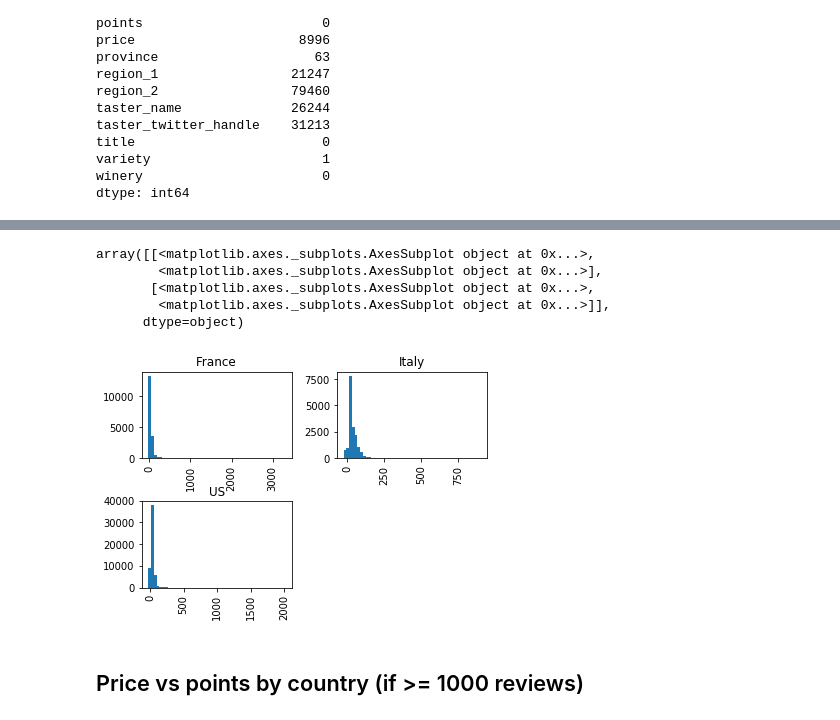
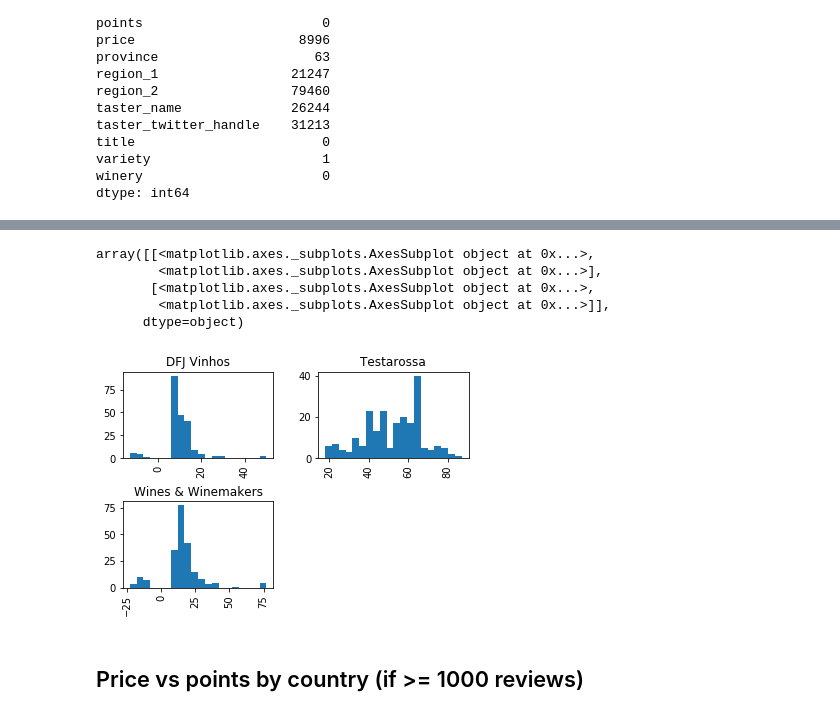
Before and after one commit to mUtterberg/pandata, a Jupyter notebook: WineMag-Pandata.ipynb, the cells around one changed output, grey strips where cells are left out. Cells and saved outputs as stored; diff of their text form; code cells hidden in the pictures.

Commit message:
Oh Lord...fixed histograms to be top 3 WINERIES instead of countries. Set non-positive points to the log of the mean to prettify scatter plot.

```diff
--- a/WineMag-Pandata.ipynb
+++ b/WineMag-Pandata.ipynb
@@ -23,0 +16,10 @@ Name: country, dtype: int64
+# %%
+print(data['winery'].value_counts()[0:3])
+# Three largest are Wines & Winemakers, Testarossa, DFJ Vinhos
+
+top3_list = []
+wineries = data['winery'].value_counts()[0:3] # Countries with >= 1000 ratings
+for winery in wineries.index:
+    top3_list.append(winery)
+print(top3_list)
+data['winery'].value_counts()[0:3].sum()
@@ -96,0 +53,6 @@ hist_data.head()
+# %%
+top_match = data['winery'].isin(top3_list)
+top_data = data[top_match]
+top_data = top_data[['points','price', 'winery']]
+# top_data.isna().sum()
+top_data.head()
@@ -97,14 +66,14 @@ hist_data.head()
 # %%
 # Used pixiedust to create histograms.
 # Refactor with matplotlib here:
-hist_data['price'].hist(by=hist_data['country'], bins=50)
+top_data['price'].hist(by=top_data['winery'], bins=20)
 # %% [output]
 array([[<matplotlib.axes._subplots.AxesSubplot object at 0x...>,
         <matplotlib.axes._subplots.AxesSubplot object at 0x...>],
        [<matplotlib.axes._subplots.AxesSubplot object at 0x...>,
         <matplotlib.axes._subplots.AxesSubplot object at 0x...>]],
       dtype=object)
-[figure, old version]
+[figure, new version]
 # %% [markdown]
 ## Price vs points by country (if >= 1000 reviews)
 # %%
```
Also changed, not shown: parts of 21 cells of this notebook.
